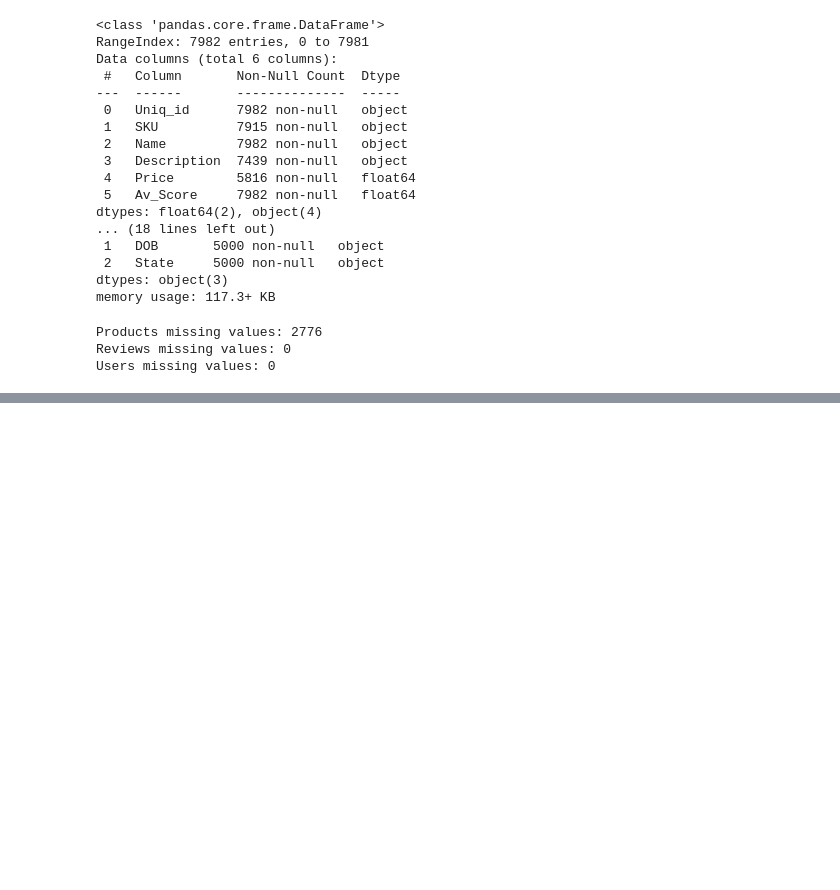
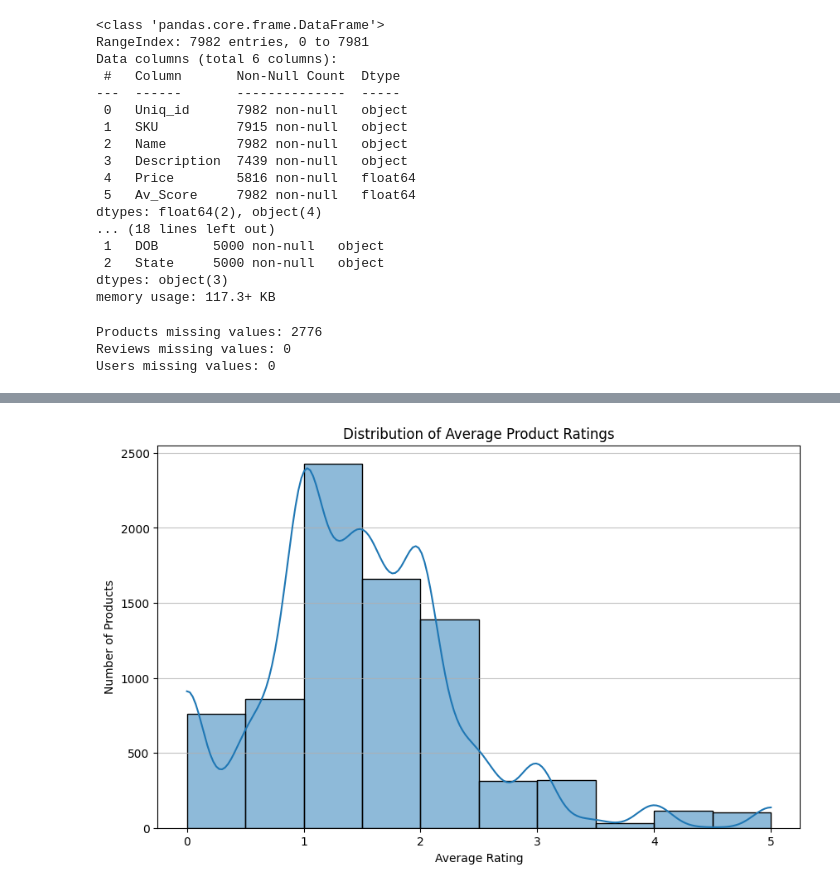
Before and after one commit to jdk8825-beep/3611923_BD2, a Jupyter notebook: finalrd.ipynb, the cells around one changed output, grey strips where cells are left out. Cells and saved outputs as stored; diff of their text form; code cells hidden in the pictures; blank space fills up the shorter version.

```diff
--- a/finalrd.ipynb
+++ b/finalrd.ipynb
@@ -111,3 +99,9 @@ print("Users missing values:", users.isnull().sum().sum())
 Products missing values: 2776
 Reviews missing values: 0
 Users missing values: 0
+# %%
+#Removing duplicate rows if present.
+
+products=products.drop_duplicates()
+reviews=reviews.drop_duplicates()
+users=users.drop_duplicates()
@@ -113,0 +110,2 @@ Users missing values: 0
+# %%
+reviews['Score']=reviews['Score'].fillna(reviews['Score'].mean())
@@ -113,0 +148,6 @@ Users missing values: 0
+# %%
+#Merging product and review datasets using product ID.
+#This allows analysis of ratings alongside product details.
+
+merged_data=pd.merge(reviews, products,on="Uniq_id",how="inner")
+merged_data.head()
@@ -113,0 +161,4 @@ Users missing values: 0
+# %%
+#Calculating average rating for each product.
+avg_rating=merged_data.groupby("Uniq_id")["Score"].mean()
+avg_rating.sort_values(ascending=False).head()
@@ -113,0 +174,12 @@ Users missing values: 0
+# %%
+import seaborn as sns
+
+plt.figure(figsize=(10, 6))
+sns.histplot(avg_rating, bins=10, kde=True)
+plt.title('Distribution of Average Product Ratings')
+plt.xlabel('Average Rating')
+plt.ylabel('Number of Products')
+plt.grid(axis='y', alpha=0.75)
+plt.show()
+# %% [output]
+[figure, added]
```
Also changed, not shown: parts of 22 cells of this notebook.
